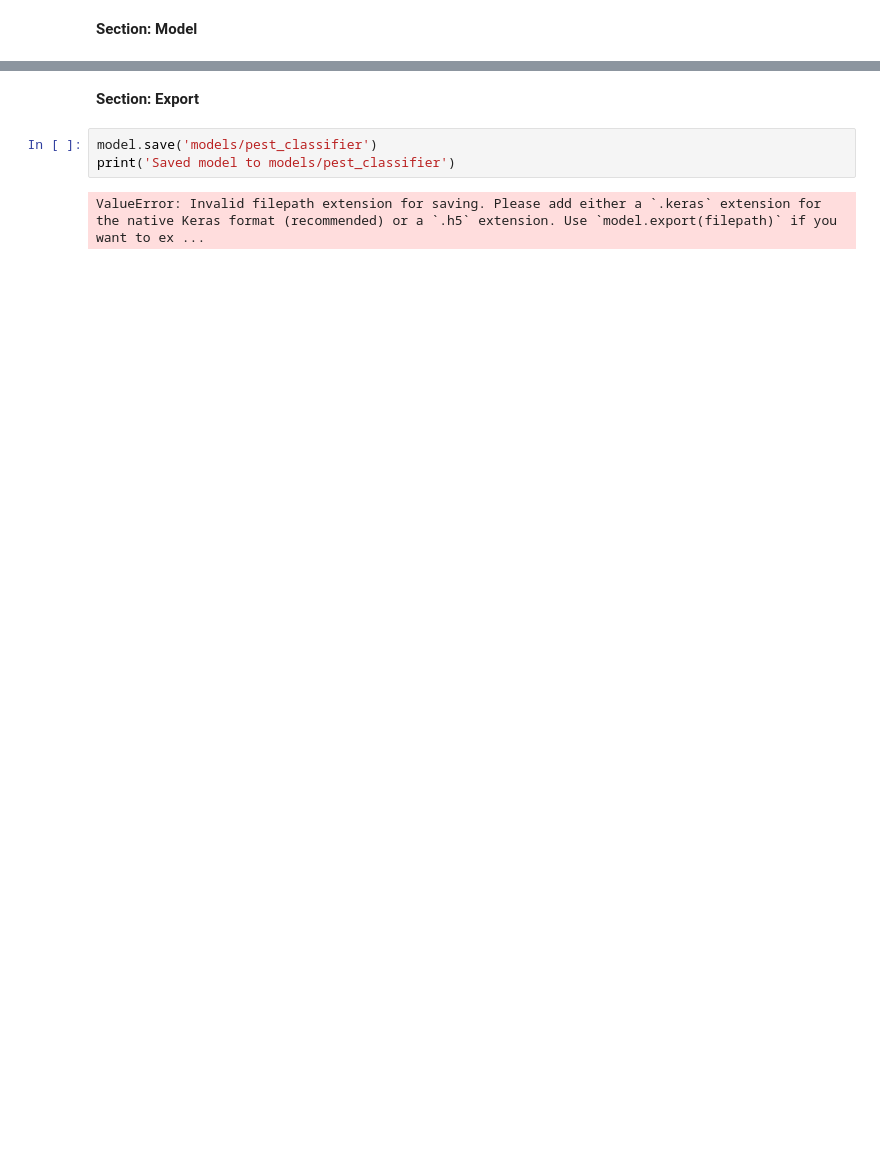
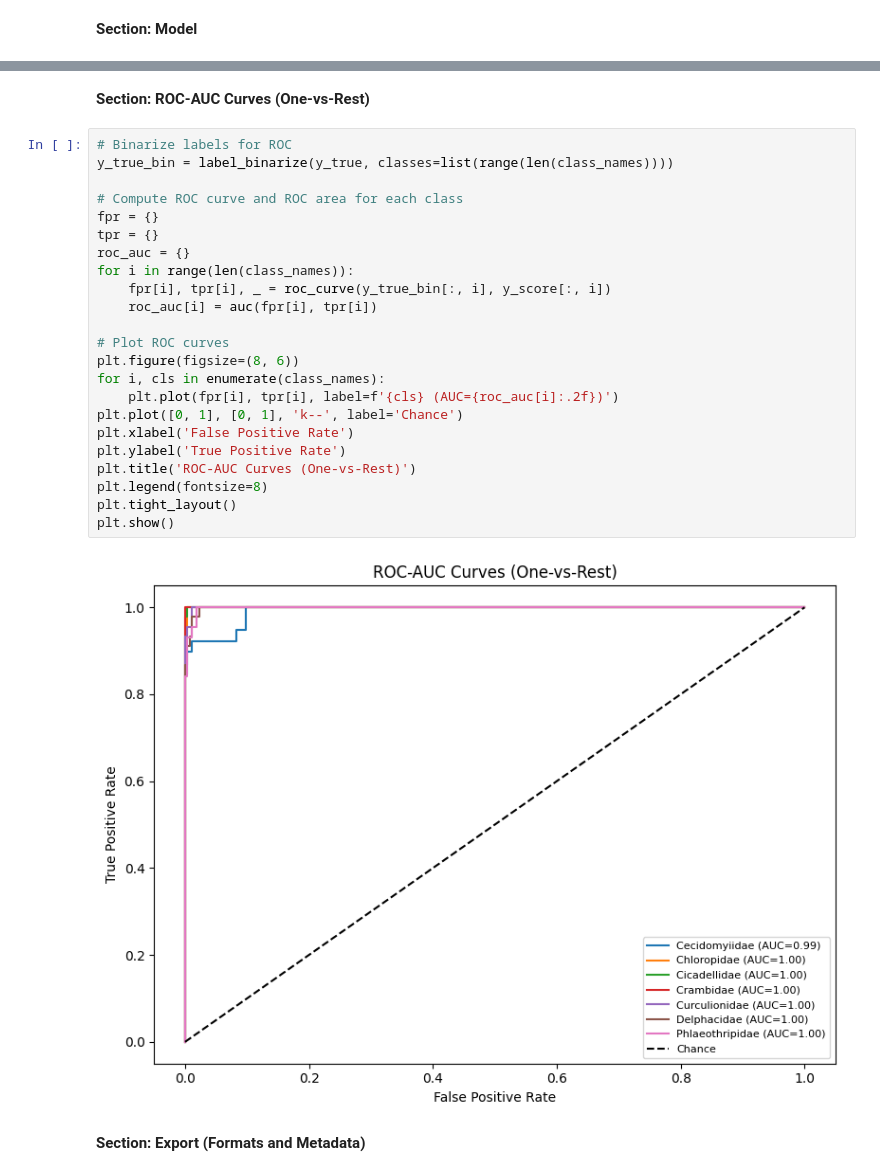
Before and after one commit to sheronfdo/govi-guru-pest-identification, a Jupyter notebook: ml/Pest_Identification_Training.ipynb, the cells around one changed output, grey strips where cells are left out. Cells and saved outputs as stored; diff of their text form; blank space fills up the shorter version.

```diff
--- a/ml/Pest_Identification_Training.ipynb
+++ b/ml/Pest_Identification_Training.ipynb
@@ -645,10 +698,32 @@ Phlaeothripidae       0.91      0.95      0.93        44
        accuracy                           0.96       306
       macro avg       0.96      0.96      0.96       306
    weighted avg       0.96      0.96      0.96       306
+# %% [markdown]
+**Section: ROC-AUC Curves (One-vs-Rest)**
+# %%
+# Binarize labels for ROC
+y_true_bin = label_binarize(y_true, classes=list(range(len(class_names))))
+
+# Compute ROC curve and ROC area for each class
+fpr = {}
+tpr = {}
+roc_auc = {}
+for i in range(len(class_names)):
+    fpr[i], tpr[i], _ = roc_curve(y_true_bin[:, i], y_score[:, i])
+    roc_auc[i] = auc(fpr[i], tpr[i])
+
+# Plot ROC curves
+plt.figure(figsize=(8, 6))
+for i, cls in enumerate(class_names):
+    plt.plot(fpr[i], tpr[i], label=f'{cls} (AUC={roc_auc[i]:.2f})')
+plt.plot([0, 1], [0, 1], 'k--', label='Chance')
+plt.xlabel('False Positive Rate')
+plt.ylabel('True Positive Rate')
+plt.title('ROC-AUC Curves (One-vs-Rest)')
+plt.legend(fontsize=8)
+plt.tight_layout()
+plt.show()
+# %% [output]
+[figure, added]
 # %% [markdown]
-**Section: Export**
+**Section: Export (Formats and Metadata)**
-# %%
-model.save('models/pest_classifier')
-print('Saved model to models/pest_classifier')
-# %% [output]
-ValueError: Invalid filepath extension for saving. Please add either a `.keras` extension for the native Keras format (recommended) or a `.h5` extension. Use `model.export(filepath)` if you want to ex ...
```
Also changed, not shown: parts of 19 cells of this notebook.
